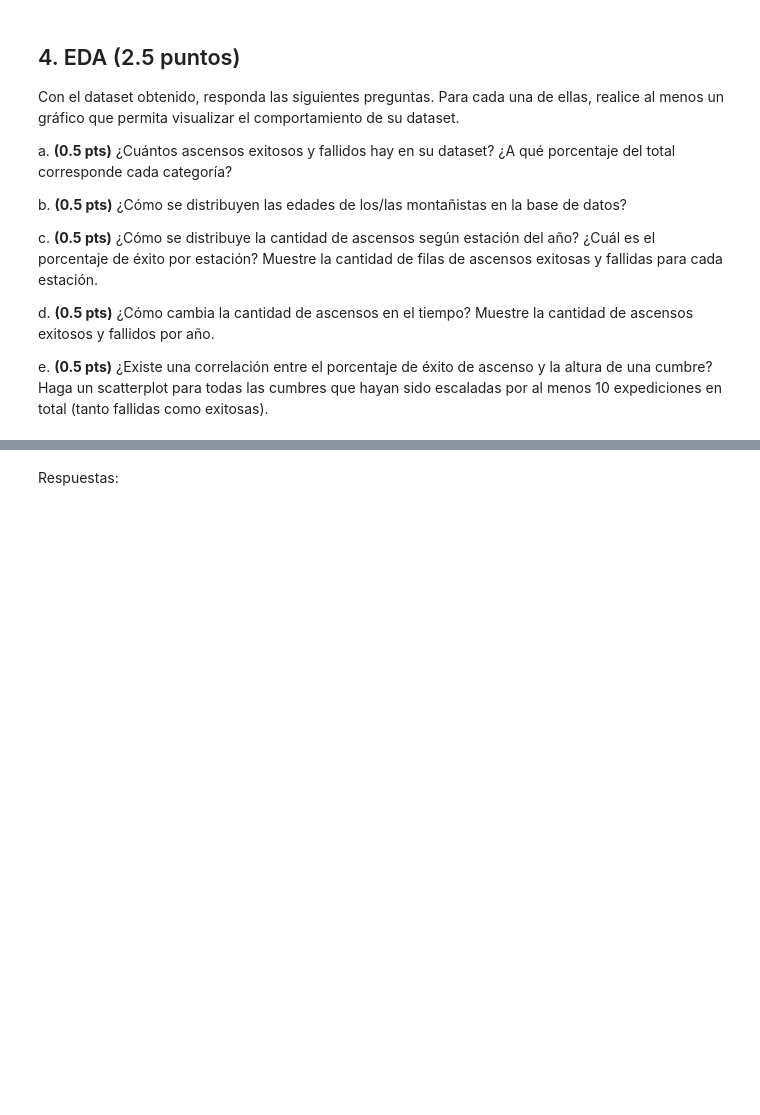
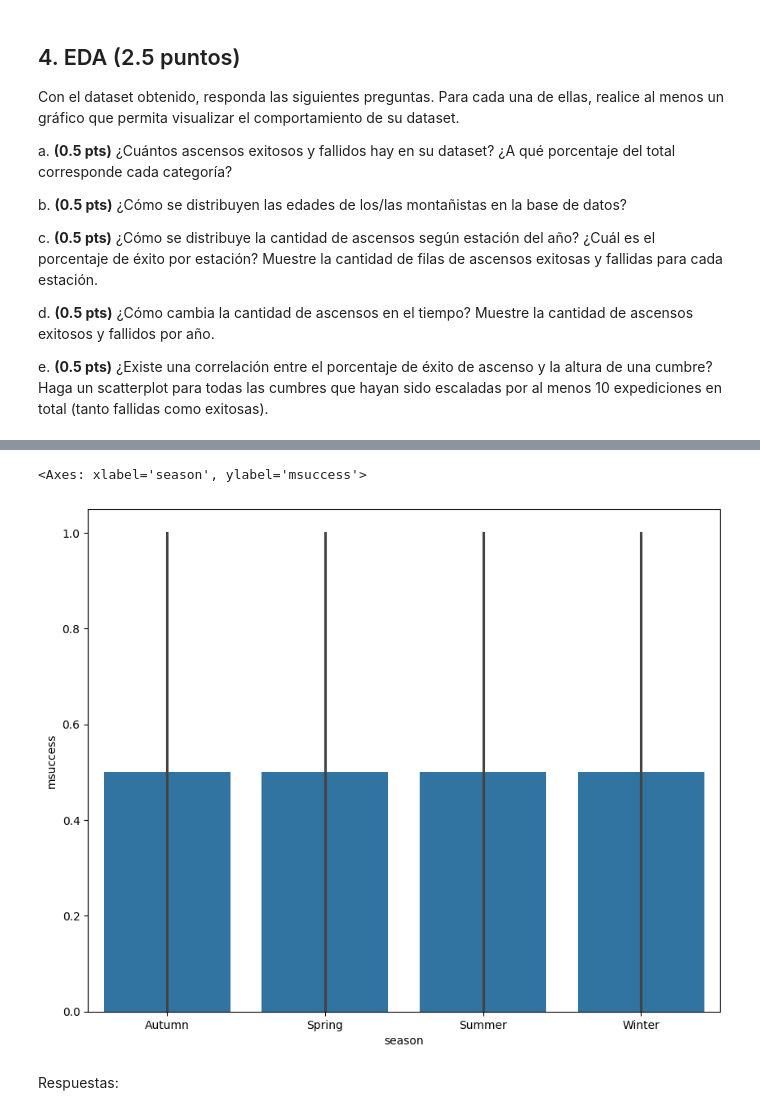
Before and after one commit to stingrayhub/IMT2200-Alonso-Aqueveque, a Jupyter notebook: tareas/t4/IMT2200-25s2 - Tarea 04.ipynb, the cells around one changed output, grey strips where cells are left out. Cells and saved outputs as stored; diff of their text form; code cells hidden in the pictures; blank space fills up the shorter version.

```diff
--- a/tareas/t4/IMT2200-25s2 - Tarea 04.ipynb
+++ b/tareas/t4/IMT2200-25s2 - Tarea 04.ipynb
@@ -201,15 +206,15 @@ Nan "yob": 5424 ; 6.1%
 # %%
 print(df['sex'].unique())
 print(len(df[df['sex']=='X']))
-clean_df=df[df['sex']!='X']
+df=df[df['sex']!='X']
 # %% [output]
 ['M' 'F' 'X']
 1
 # %%
-print(len(clean_df[clean_df['citizen'].isnull()==True]))
-clean_df=clean_df[clean_df['citizen'].isnull()==False]
-print(f'Nan citizen :{len(clean_df[clean_df['citizen'].str.contains('/')])} ; {round(len(clean_df[clean_df['citizen'].str.contains('/')])*100/len(clean_df), 1)}%')
-clean_df=clean_df[clean_df['citizen'].str.contains('/')==False]
+print(len(df[df['citizen'].isnull()==True]))
+df=df[df['citizen'].isnull()==False]
+print(f'Nan citizen :{len(df[df['citizen'].str.contains('/')])} ; {round(len(df[df['citizen'].str.contains('/')])*100/len(df), 1)}%')
+df=df[df['citizen'].str.contains('/')==False]
 # %% [output]
 7
 Nan citizen :471 ; 0.5%
@@ -263,0 +354,3 @@ e. **(0.5 pts)** ¿Existe una correlación entre el porcentaje de éxito de asce
+# %%
+estaciones=pd.DataFrame(df.groupby(['season','msuccess']).size())
+estaciones.head()
@@ -264,3 +365,12 @@ e. **(0.5 pts)** ¿Existe una correlación entre el porcentaje de éxito de asce
+# %%
+plt.figure(figsize=(10,8))
+
+sns.barplot(data=estaciones,
+            x='season',
+            y='msuccess')
+# %% [output]
+<Axes: xlabel='season', ylabel='msuccess'>
+[figure, added]
 # %% [markdown]
 Respuestas:
 # %% [markdown]
```
Also changed, not shown: parts of 15 cells of this notebook, 1 other file.
